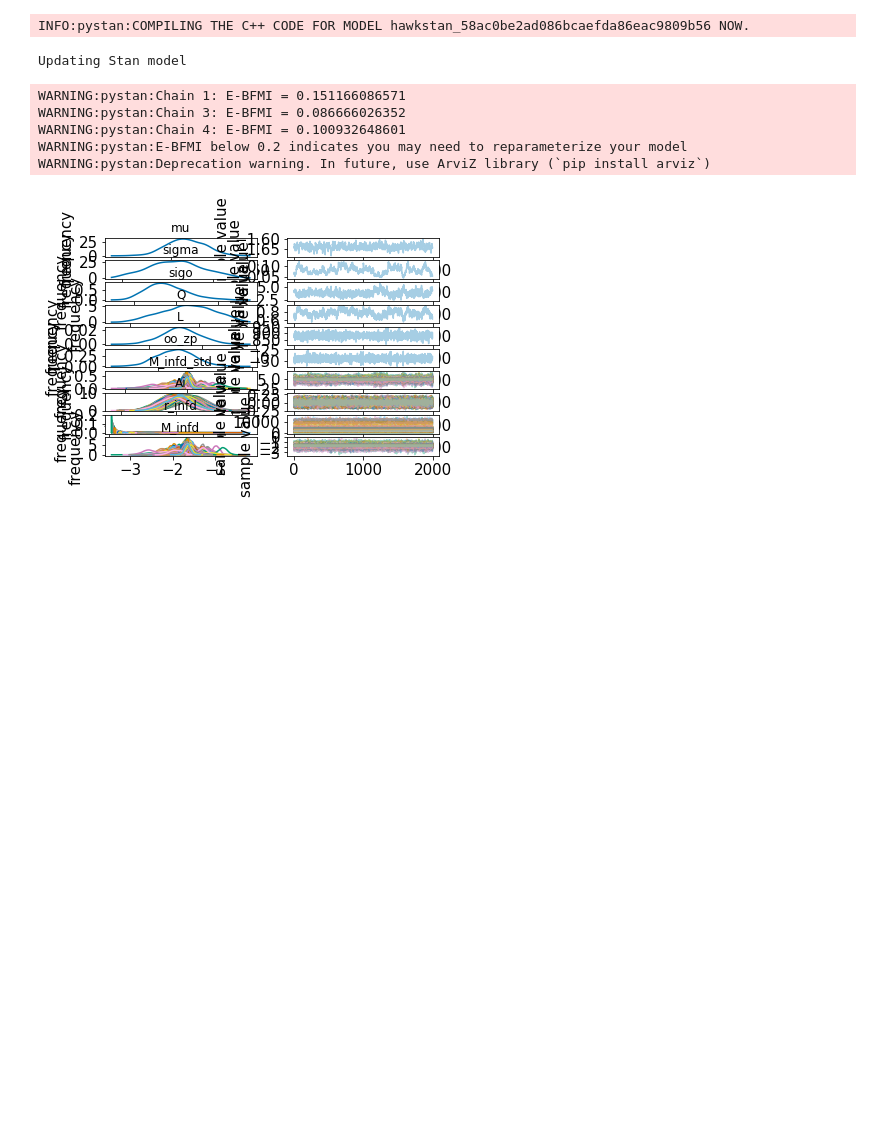
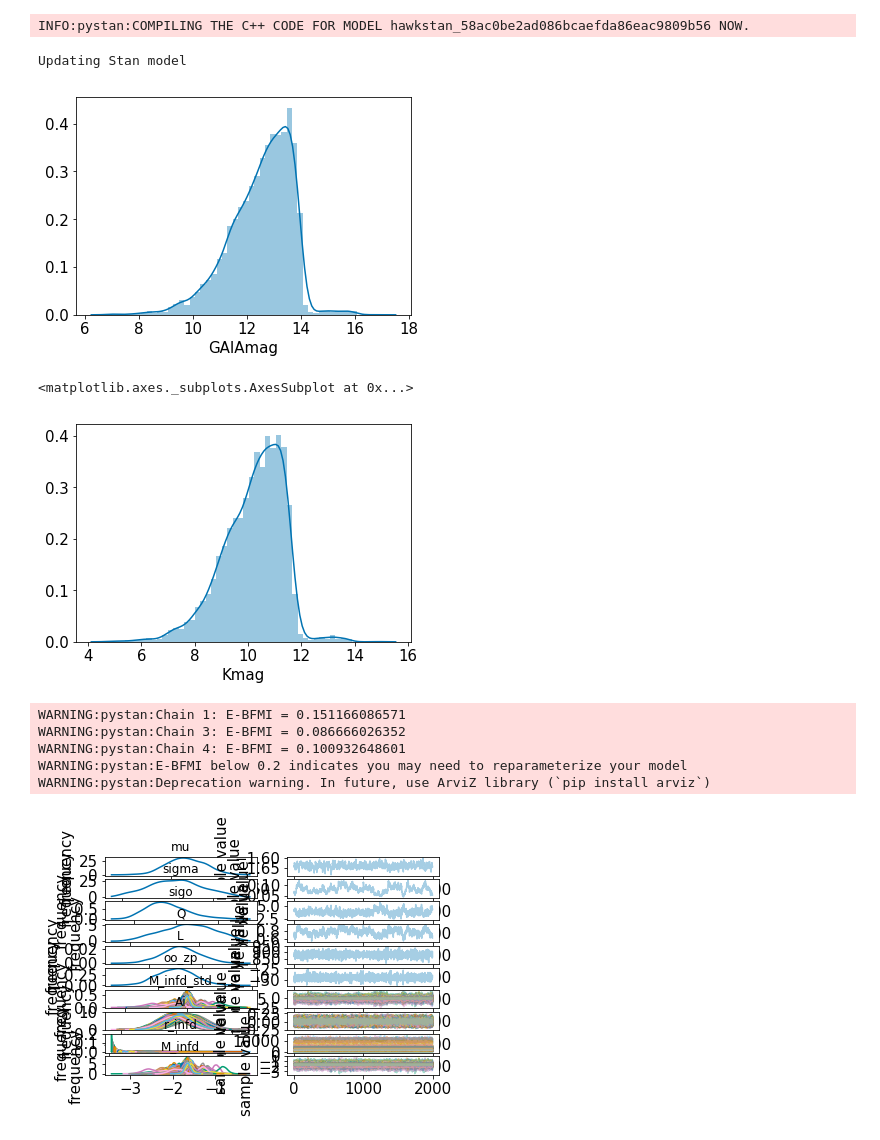
Before and after one commit to ojhall94/GAIA, a Jupyter notebook: run-zero-points.ipynb, the cells around one changed output. Drawn from its saved outputs; the diff is of its cells as text; code cells hidden in the pictures; blank space fills up the shorter version.

```diff
--- a/run-zero-points.ipynb
+++ b/run-zero-points.ipynb
@@ -160,6 +160,14 @@ def get_covmatrix(df):
 kdf = read_data()
 from sklearn.utils import shuffle
 df = shuffle(kdf, random_state=24601)[:1000].reset_index()
+# %%
+sns.distplot(kdf.GAIAmag)
+plt.show()
+sns.distplot(kdf.Kmag)
+# %% [output]
+[figure, added]
+<matplotlib.axes._subplots.AxesSubplot at 0x...>
+[figure, added]
 # %%
 from omnitool.literature_values import hawkvals
 oozps = pd.DataFrame(index=['Lindegren','Zinn','Riess','Sahlholdt','Stassun','Hawkins','Uninformed'],
```
Also changed, not shown: 2 other files.
